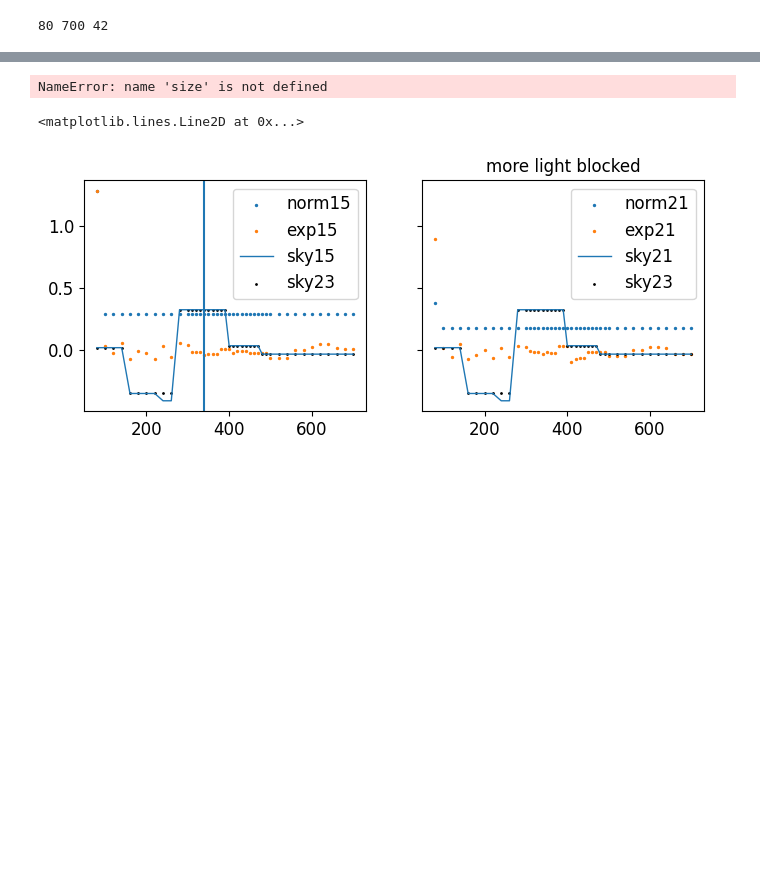
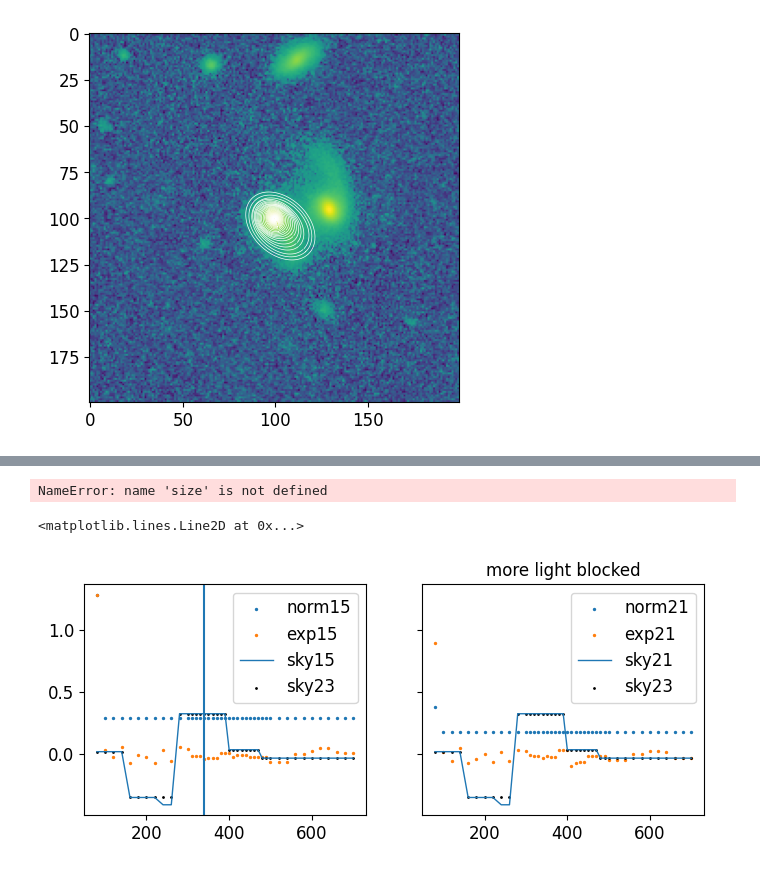
Before and after one commit to insepien/dualAGN, a Jupyter notebook: scrap_notebooks/get_box_size.ipynb, the cells around one changed output, grey strips where cells are left out. Drawn from its saved outputs; the diff is of its cells as text; code cells hidden in the pictures; blank space fills up the shorter version.

```diff
--- a/scrap_notebooks/get_box_size.ipynb
+++ b/scrap_notebooks/get_box_size.ipynb
@@ -127,16 +127,18 @@ def profile_1D(semiA,image,PA=180,force_exp=True):
     return isolist
 
 
-def make_isophotes(masked_images):
+def make_isophotes(masked_images,sma0=30,exp=False):
     """make force expand and normal isophotes for images"""
     isolists_force_exp = []
     isolists_norm = []
-    for i in range(len(size)):
-        iso_exp = profile_1D(semiA=30,image=masked_images[i],PA=180,force_exp=True)
-        iso_norm = profile_1D(semiA=30,image=masked_images[i],PA=180,force_exp=False)
-        isolists_force_exp.append(iso_exp)
+    for i in range(len(masked_images)):
+        iso_norm = profile_1D(semiA=sma0,image=masked_images[i],PA=180,force_exp=False)
         isolists_norm.append(iso_norm)
+        if exp:
+            iso_exp = profile_1D(semiA=sma0,image=masked_images[i],PA=180,force_exp=True)
+            isolists_force_exp.append(iso_exp)
     return isolists_force_exp, isolists_norm
+
 
 
 def plot_isophotes(ax,isolist):
@@ -169,7 +171,13 @@ def save_pkl(filename):
     with open(os.path.expanduser(outpath+filename), "wb") as f:
         pickle.dump(datasave,f)
 # %%
-size,images,skies = get_data("J0813+0905")
-print(size[0],size[-1],len(size))
+allfile = sorted([f for f in os.listdir("/home/insepien/agn-result/box/final_cut")])
+images = [fits.getdata("/home/insepien/agn-result/box/final_cut/"+allfile[i]) for i in range(42)]
+_, isolists_norm = make_isophotes(images[0:5],sma0=20)
-# %% [output]
-80 700 42
+# %%
+fig,ax = plt.subplots()
+ax.imshow(images[n],norm='symlog')
+plot_isophotes(ax, iso)
+isolists_norm[n] = iso
+# %% [output]
+[figure, added]
```
Also changed, not shown: parts of 2 cells of this notebook, 16 other files.
